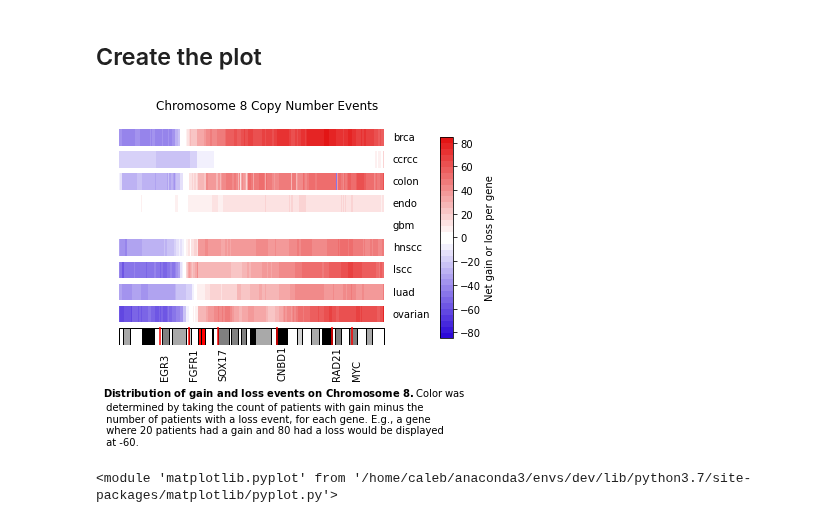
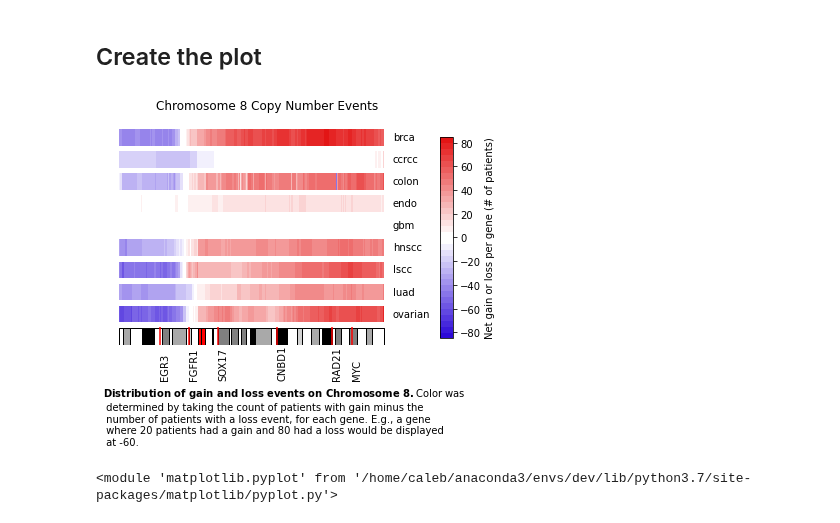
Before and after one commit to PayneLab/pancancerCNV, a Jupyter notebook: templates/002_make_event_gradient_plots.ipynb, the cells around one changed output. Saved outputs shown, nothing was run; the diff lists cells and outputs as text; code cells hidden in the pictures.

Commit message:
Clean up all cancers gradient plots notebook

```diff
--- a/templates/002_make_event_gradient_plots.ipynb
+++ b/templates/002_make_event_gradient_plots.ipynb
@@ -97,36 +97,36 @@ fig, ax = plt.subplots(nrows=len(CANCER_TYPES) + 1, sharex=True, sharey=False)
 txt = r"$\bf{Distribution\ of\ gain\ and\ loss\ events\ on\ Chromosome\ 8.}$" + "Color was \n determined by taking the count of patients with gain \
 minus the \n number of patients with a loss event, for each gene. E.g., a gene \n where 20 patients had a gain and 80 had a \
 loss would be displayed \n at -60."
 count = 0
 for cancer in CANCER_TYPES:
     df = gain_loss_counts[gain_loss_counts.cancer == cancer]
     df = df.sort_values('start_bp')
     start_values = df.start_bp
     continuous_values = list()
     prev = 0
     for val in start_values:
         continuous_values.append((prev, val-prev))
         prev = val
     ax[count].broken_barh(continuous_values, (0,1), facecolors=df.color)
     ax[count].text(np.max(start_values)+5000000, 0.35, cancer)
     ax[count].set_frame_on(False)
     ax[count].get_xaxis().set_visible(False)
     ax[count].get_yaxis().set_visible(False)
     count += 1
 cnvutils.make_chromosome_plot(CHROMOSOME, ax=ax[count], genes=list(driver_genes.Gene.unique()), above=False)
 # cnvutils.make_chromosome_plot(CHROMOSOME, ax=ax[count])
 
 fig.subplots_adjust(right=0.8)
 fig.suptitle(f"Chromosome {CHROMOSOME} Copy Number Events")
 cbar_ax = fig.add_axes([0.9, 0.15, 0.03, 0.7])
 colors = mpl.colors.ListedColormap(gradient)
 cbar = fig.colorbar(mpl.cm.ScalarMappable(norm=mpl.colors.Normalize(vmin=-85, vmax=85), cmap=colors), cax=cbar_ax)
-clab = cbar.ax.set_ylabel('Net gain or loss per gene')
+clab = cbar.ax.set_ylabel('Net gain or loss per gene (# of patients)')
 text = fig.text(0.12, -.22, txt, ha='left')
 
-#fig.savefig('chr8gradient.png', dpi=600, bbox_inches=mpl.transforms.Bbox([[0.5, -1], [6.4, 4]]))
+# fig.savefig('chr8gradient.png', dpi=600, bbox_inches=mpl.transforms.Bbox([[0.5, -1], [6.4, 4]]))
 # %% [output]
-[figure, old version]
+[figure, new version]
 # %%
 fig, ax = plt.subplots(figsize=(8,.4))
 cnvutils.make_chromosome_plot(CHROMOSOME, ax=ax, genes=list(driver_genes.Gene.unique()), above=True)
```
Also changed, not shown: 1 other file.
